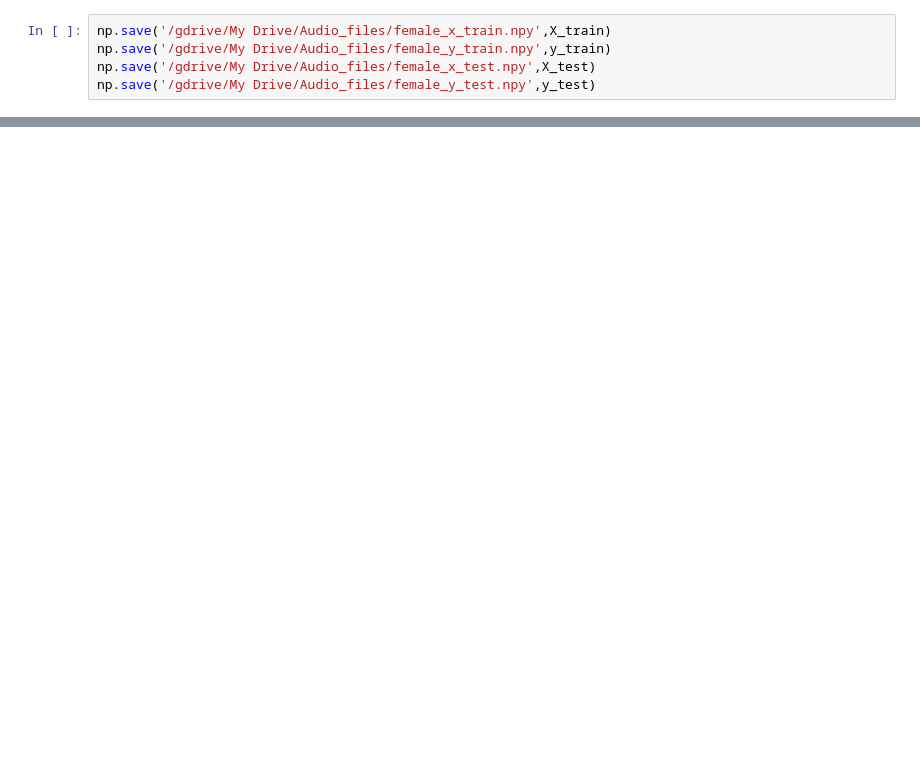
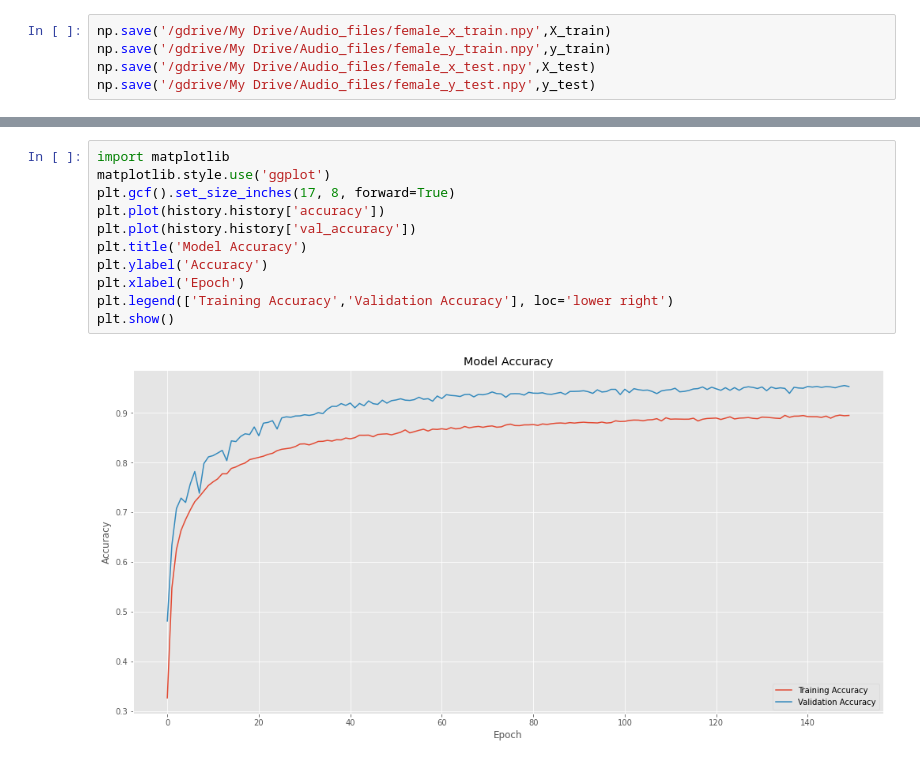
Before and after one commit to puneat/Audio_Sentiment, a Jupyter notebook: paper_female.ipynb, the cells around one changed output, grey strips where cells are left out. Drawn from its saved outputs; the diff is of its cells as text; blank space fills up the shorter version.

```diff
--- a/paper_female.ipynb
+++ b/paper_female.ipynb
@@ -448,0 +475,13 @@ np.save('/gdrive/My Drive/Audio_files/female_y_test.npy',y_test)
+# %%
+import matplotlib
+matplotlib.style.use('ggplot')
+plt.gcf().set_size_inches(17, 8, forward=True)
+plt.plot(history.history['accuracy'])
+plt.plot(history.history['val_accuracy'])
+plt.title('Model Accuracy')
+plt.ylabel('Accuracy')
+plt.xlabel('Epoch')
+plt.legend(['Training Accuracy','Validation Accuracy'], loc='lower right')
+plt.show()
+# %% [output]
+[figure, added]
```
Also changed, not shown: parts of 6 cells of this notebook.
